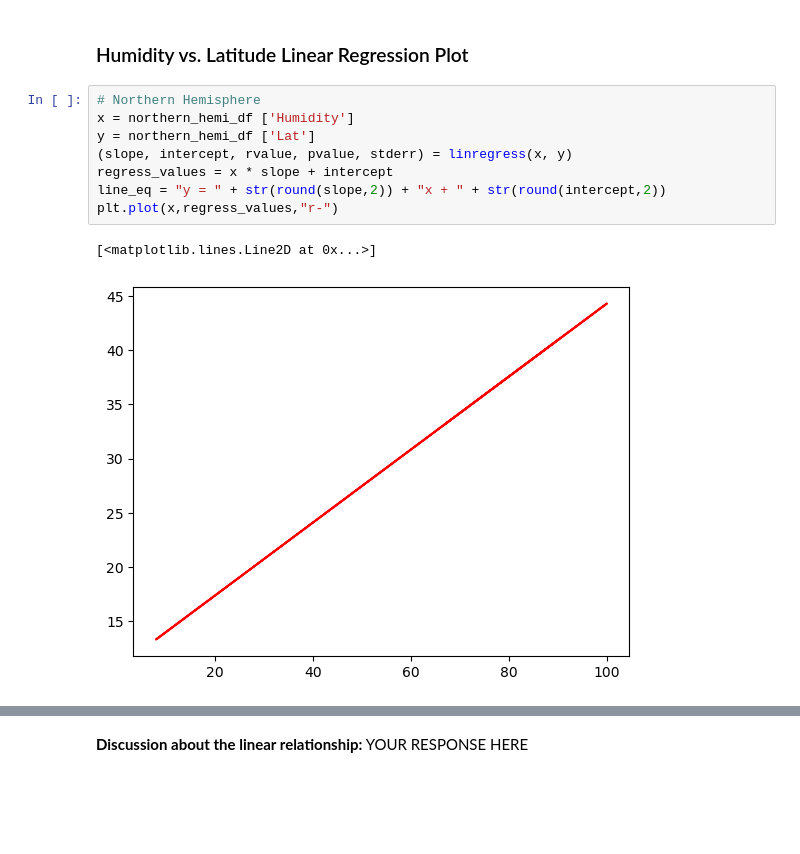
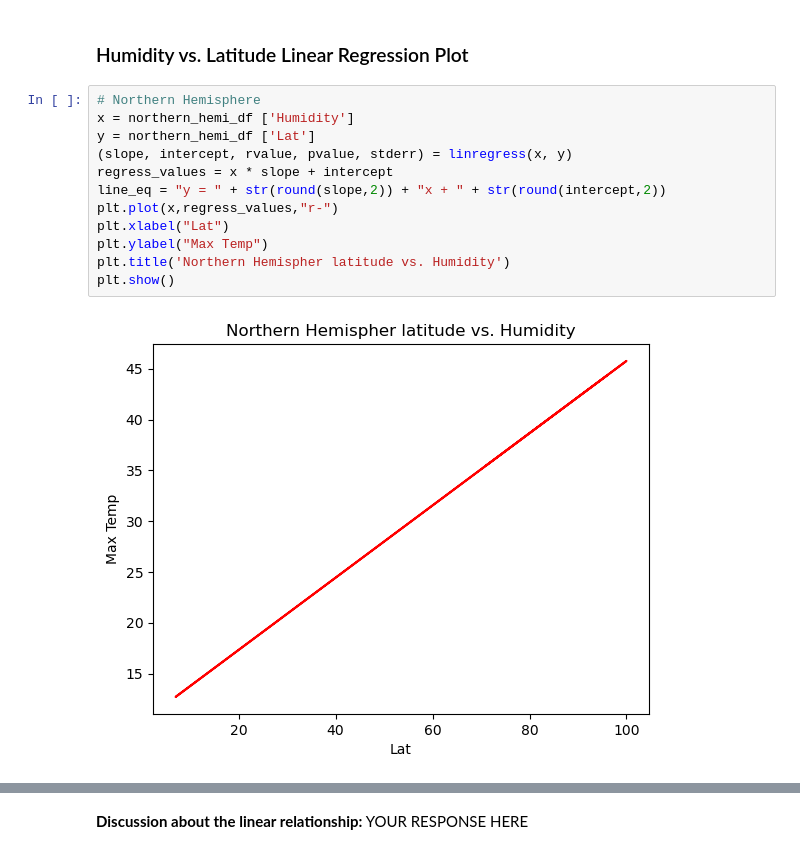
Before and after one commit to eyilma8/python-api-challenge, a Jupyter notebook: WeatherPy/WeatherPy.ipynb, the cells around one changed output, grey strips where cells are left out. Cells and saved outputs as stored; diff of their text form; blank space fills up the shorter version.

```diff
--- a/WeatherPy/WeatherPy.ipynb
+++ b/WeatherPy/WeatherPy.ipynb
@@ -411,14 +365,17 @@ plt.plot(x,regress_values,"r-")
 # %%
 # Northern Hemisphere
 x = northern_hemi_df ['Humidity']
 y = northern_hemi_df ['Lat']
 (slope, intercept, rvalue, pvalue, stderr) = linregress(x, y)
 regress_values = x * slope + intercept
 line_eq = "y = " + str(round(slope,2)) + "x + " + str(round(intercept,2))
 plt.plot(x,regress_values,"r-")
+plt.xlabel("Lat")
+plt.ylabel("Max Temp")
+plt.title('Northern Hemispher latitude vs. Humidity')
+plt.show()
 # %% [output]
-[<matplotlib.lines.Line2D at 0x...>]
-[figure, old version]
+[figure, new version]
 # %%
 # Southern Hemisphere
 x = southern_hemi_df ['Humidity']
```
Also changed, not shown: parts of 23 cells of this notebook, 6 other files.
